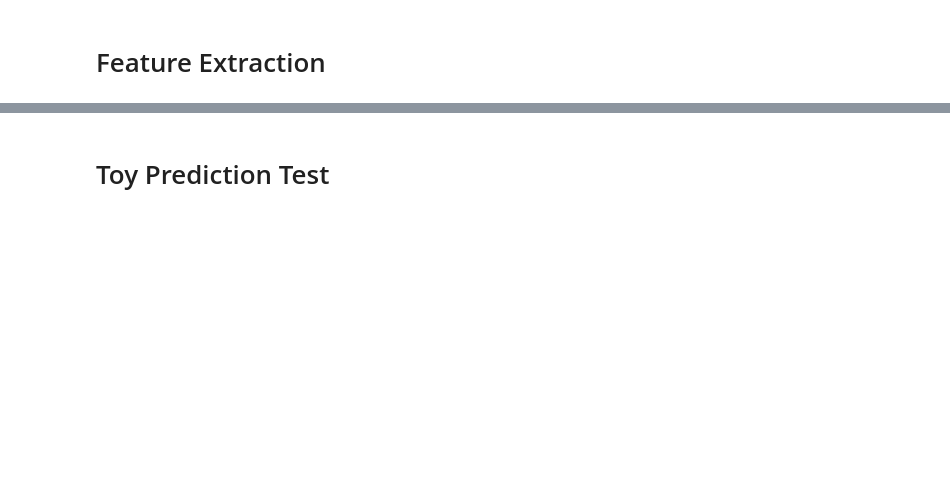
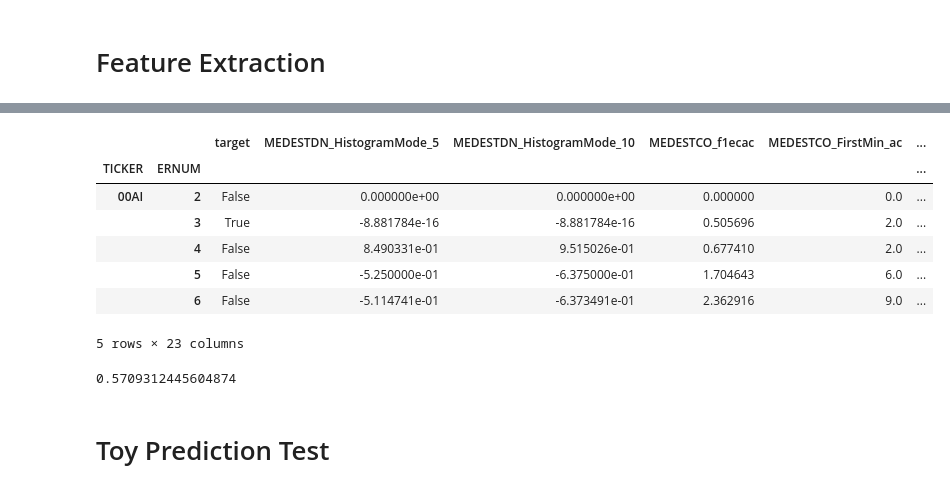
Before and after one commit to layoups/post-earnings-returns, a Jupyter notebook: tsfea_test.ipynb, the cells around one changed output, grey strips where cells are left out. Cells and saved outputs as stored; diff of their text form; code cells hidden in the pictures; blank space fills up the shorter version.

```diff
--- a/tsfea_test.ipynb
+++ b/tsfea_test.ipynb
@@ -56,0 +79,36 @@ medest_features.head()
+# %%
+target_earnings = homogenized_earnings.droplevel(
+    1
+).set_index(
+    "ERNUM",
+    append=True
+).sort_index()
+
+target_earnings["target"] = pd.to_numeric((target_earnings.PostPRC / target_earnings.PrePRC - 1) >= 0)
+target_earnings = pd.DataFrame(
+        target_earnings.loc[
+        :,
+        "target"
+    ]
+)
+# %%
+df = target_earnings.join(
+    medest_features,
+    how='inner'
+).groupby(
+    level=[0, 1]
+).fillna(
+    method='ffill'
+).fillna(
+    0
+)
+df.head()
+# %% [output]
+|  |  | target | MEDESTDN_HistogramMode_5 | MEDESTDN_HistogramMode_10 | MEDESTCO_f1ecac | MEDESTCO_FirstMin_ac | ... |
+| TICKER | ERNUM |  |  |  |  |  | ... |
+| 00AI | 2 | False | 0.000000e+00 | 0.000000e+00 | 0.000000 | 0.0 | ... |
+|  | 3 | True | -8.881784e-16 | -8.881784e-16 | 0.505696 | 2.0 | ... |
+|  | 4 | False | 8.490331e-01 | 9.515026e-01 | 0.677410 | 2.0 | ... |
+|  | 5 | False | -5.250000e-01 | -6.375000e-01 | 1.704643 | 6.0 | ... |
+|  | 6 | False | -5.114741e-01 | -6.373491e-01 | 2.362916 | 9.0 | ... |
+5 rows × 23 columns
@@ -57,3 +137,7 @@ medest_features.head()
+# %%
+metrics.f1_score(y_pred, y_test)
+# %% [output]
+0.5709312445604874
 # %% [markdown]
 # Toy Prediction Test
 # %%
```
Also changed, not shown: parts of 12 cells of this notebook, 1 other file.
